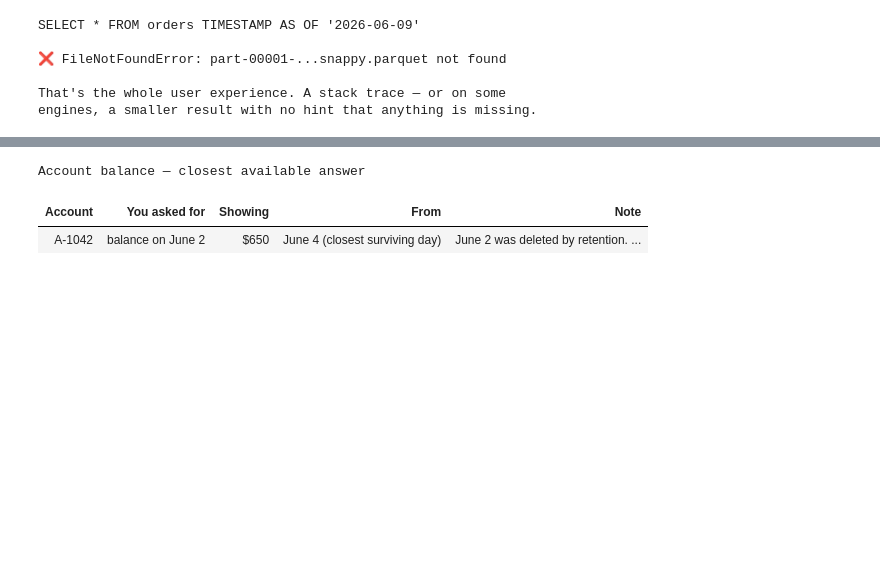
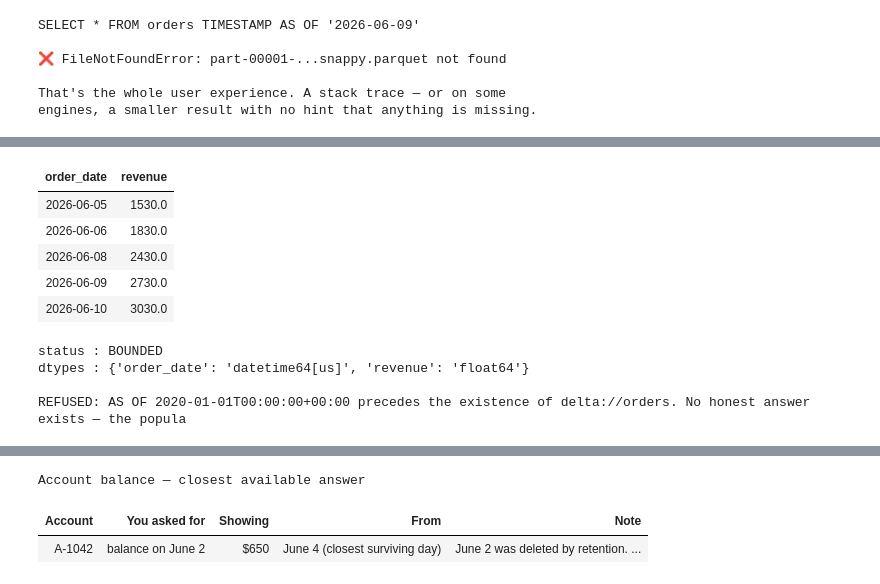
Before and after one commit to seamus-aran/alethe, a Jupyter notebook: notebooks/06_bounded_queries.ipynb, the cells around one changed output, grey strips where cells are left out. Saved outputs shown, nothing was run; the diff lists cells and outputs as text; code cells hidden in the pictures; blank space fills up the shorter version.

```diff
--- a/notebooks/06_bounded_queries.ipynb
+++ b/notebooks/06_bounded_queries.ipynb
@@ -10,7 +22,7 @@ pretending they never happened.
 
 *(Run with the repo `.venv` kernel — `pip install -e ".[all]"`.)*
 # %%
-# --- Build the situation: 10 days of orders, then the retention job runs ---
+# --- The situation: 10 days of orders (none on June 7), then retention runs ---
 import shutil, time, json
 from pathlib import Path
 from datetime import datetime, timezone, date, timedelta
@@ -26,20 +38,23 @@ ORDERS = WS / "orders"
 DATES = [date(2026, 6, 1) + timedelta(days=d) for d in range(10)]
 
 for d in range(10):
+    if d == 6:
+        continue                      # June 7: store closed — genuinely no orders
     write_deltalake(ORDERS, pd.DataFrame({
-        "day":      [d] * 3,
-        "order_id": [f"D{d}-{i}" for i in range(3)],
-        "amount":   [round(100.0 * (d + 1) + i * 10, 2) for i in range(3)],
+        "order_date": [DATES[d]] * 3,
+        "order_id":   [f"D{d}-{i}" for i in range(3)],
+        "amount":     [round(100.0 * (d + 1) + i * 10, 2) for i in range(3)],
     }), mode="append")
     time.sleep(1.0)
 
-DeltaTable(str(ORDERS)).delete("day < 4")     # retention policy: purge June 1-4
+DeltaTable(str(ORDERS)).delete("order_date < '2026-06-05'")   # retention: purge June 1-4
 removed = DeltaTable(str(ORDERS)).vacuum(
     retention_hours=0, enforce_retention_duration=False, dry_run=False)
 
 wm = alethe.watermark(ORDERS)
-print(f"10 days of orders written (June 1-10). Retention job deleted "
-      f"June 1-4 and destroyed {len(removed)} files.")
+BOUNDARY_DATE = date(2026, 6, 5)      # the retention horizon, in the key domain
+print(f"Orders written June 1-10 (June 7: none). Retention deleted June 1-4, "
+      f"VACUUM destroyed {len(removed)} files.")
 print(f"alethe watermark: boundary v{wm.boundary['version']}, "
       f"empirically validated: {wm.empirically_validated}")
 # %% [output]
@@ -84,0 +101,10 @@ gone.
+# %%
+# The exact same query that crashed above — one call, honest result
+res = alethe.asof(
+    f"""SELECT order_date, SUM(amount) AS revenue
+       FROM orders TIMESTAMP AS OF '{as_of.strftime('%Y-%m-%d %H:%M:%S')}'
+       GROUP BY order_date ORDER BY order_date""",
+    tables={"orders": str(ORDERS)},
+)
+res      # in a notebook, this renders the banner + the typed table
+# %% [output]
@@ -84,0 +113,21 @@ gone.
+| order_date | revenue |
+| 2026-06-05 | 1530.0 |
+| 2026-06-06 | 1830.0 |
+| 2026-06-08 | 2430.0 |
+| 2026-06-09 | 2730.0 |
+| 2026-06-10 | 3030.0 |
+# %%
+print("status :", res.status)
+print("dtypes :", dict(res.df.dtypes.astype(str)))
+# and the refusal case — before the table existed:
+from alethe.integrations import UnachievableQueryError
+try:
+    alethe.asof("SELECT * FROM orders TIMESTAMP AS OF '2020-01-01'",
+                tables={"orders": str(ORDERS)})
+except UnachievableQueryError as e:
+    print("\nREFUSED:", str(e)[:110])
+# %% [output]
+status : BOUNDED
+dtypes : {'order_date': 'datetime64[us]', 'revenue': 'float64'}
+
+REFUSED: AS OF 2020-01-01T00:00:00+00:00 precedes the existence of delta://orders. No honest answer exists — the popula
```
Also changed, not shown: parts of 20 cells of this notebook, 5 other files.
